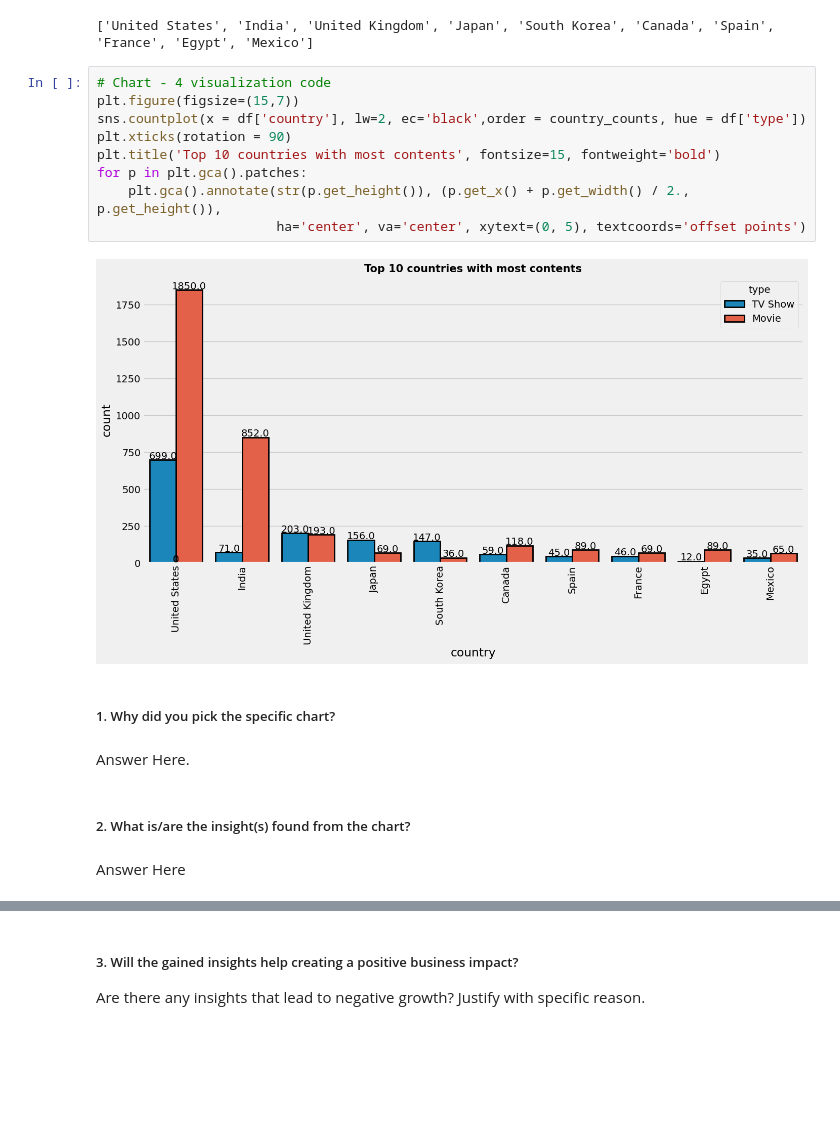
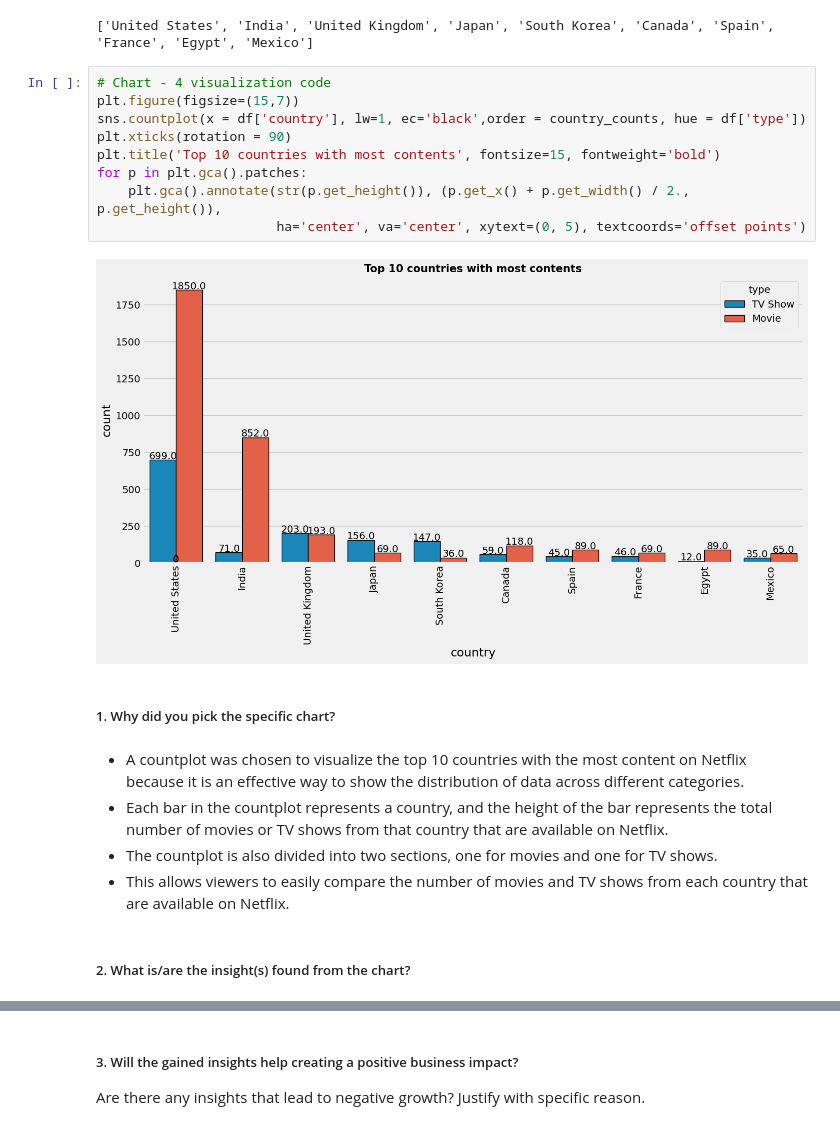
Before and after one commit to amol004/NETFLIX-MOVIES-AND-TV-SHOWS-CLUSTERING, a Jupyter notebook: NETFLIX_MOVIES_AND_TV_SHOWS_CLUSTERING.ipynb, the cells around one changed output, grey strips where cells are left out. Cells and saved outputs as stored; diff of their text form; blank space fills up the shorter version.

```diff
--- a/NETFLIX_MOVIES_AND_TV_SHOWS_CLUSTERING.ipynb
+++ b/NETFLIX_MOVIES_AND_TV_SHOWS_CLUSTERING.ipynb
@@ -484,19 +485,20 @@ print(country_counts)
 # %%
 # Chart - 4 visualization code
 plt.figure(figsize=(15,7))
-sns.countplot(x = df['country'], lw=2, ec='black',order = country_counts, hue = df['type'])
+sns.countplot(x = df['country'], lw=1, ec='black',order = country_counts, hue = df['type'])
 plt.xticks(rotation = 90)
 plt.title('Top 10 countries with most contents', fontsize=15, fontweight='bold')
 for p in plt.gca().patches:
     plt.gca().annotate(str(p.get_height()), (p.get_x() + p.get_width() / 2., p.get_height()),
                        ha='center', va='center', xytext=(0, 5), textcoords='offset points')
 # %% [output]
-[figure, old version]
+[figure, new version]
 # %% [markdown]
 ##### 1. Why did you pick the specific chart?
-# %% [markdown]
-Answer Here.
+# %% [markdown]
+- A countplot was chosen to visualize the top 10 countries with the most content on Netflix because it is an effective way to show the distribution of data across different categories.
+- Each bar in the countplot represents a country, and the height of the bar represents the total number of movies or TV shows from that country that are available on Netflix.
+- The countplot is also divided into two sections, one for movies and one for TV shows.
+- This allows viewers to easily compare the number of movies and TV shows from each country that are available on Netflix.
 # %% [markdown]
 ##### 2. What is/are the insight(s) found from the chart?
-# %% [markdown]
-Answer Here
```
Also changed, not shown: parts of 12 cells of this notebook.
